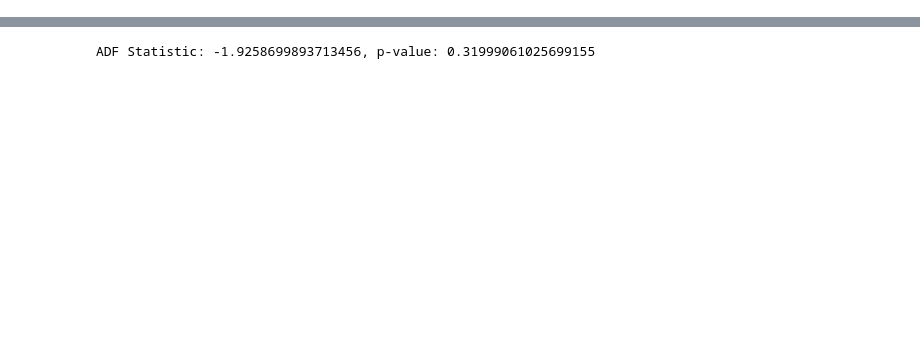
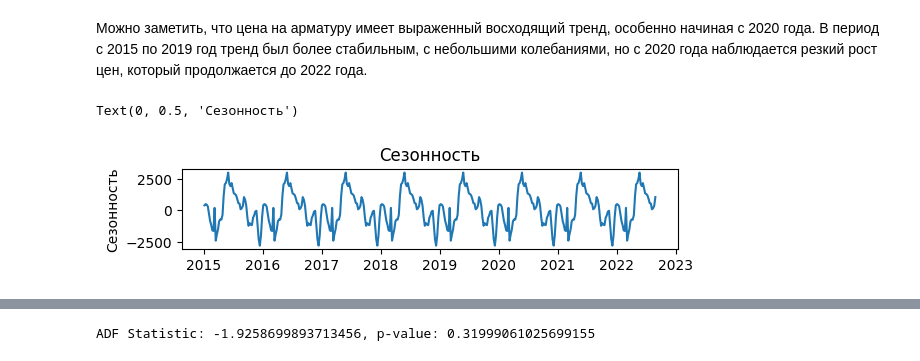
Before and after one commit to EBUSYGIN/ML-3, a Jupyter notebook: Regression.ipynb, the cells around one changed output, grey strips where cells are left out. Saved outputs shown, nothing was run; the diff lists cells and outputs as text; code cells hidden in the pictures; blank space fills up the shorter version.

```diff
--- a/Regression.ipynb
+++ b/Regression.ipynb
@@ -24,0 +134,10 @@ test_df.set_index("dt", inplace=True)
+# %% [markdown]
+Можно заметить, что цена на арматуру имеет выраженный восходящий тренд, особенно начиная с 2020 года. В период с 2015 по 2019 год тренд был более стабильным, с небольшими колебаниями, но с 2020 года наблюдается резкий рост цен, который продолжается до 2022 года.
+# %%
+plt.subplot(4, 1, 3)
+plt.plot(decomposition.seasonal)
+plt.title('Сезонность')
+plt.ylabel('Сезонность')
+# %% [output]
+Text(0, 0.5, 'Сезонность')
+[figure, added]
```
Also changed, not shown: parts of 13 cells of this notebook.
